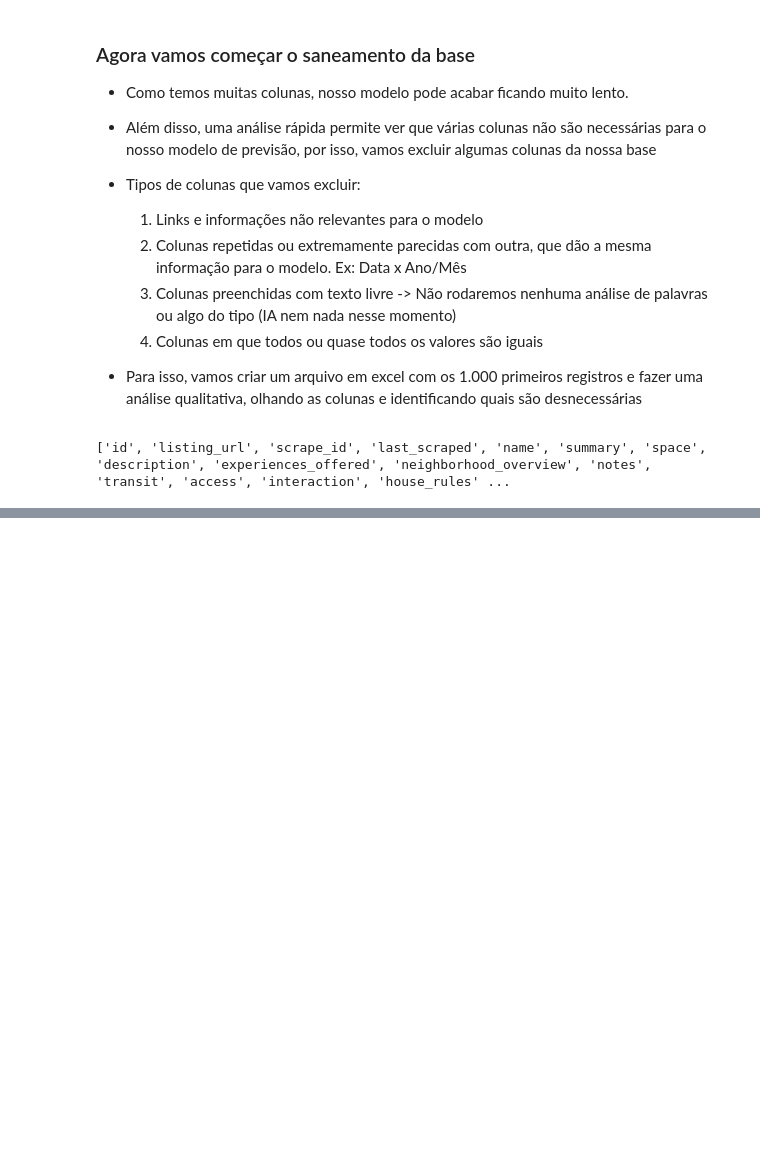
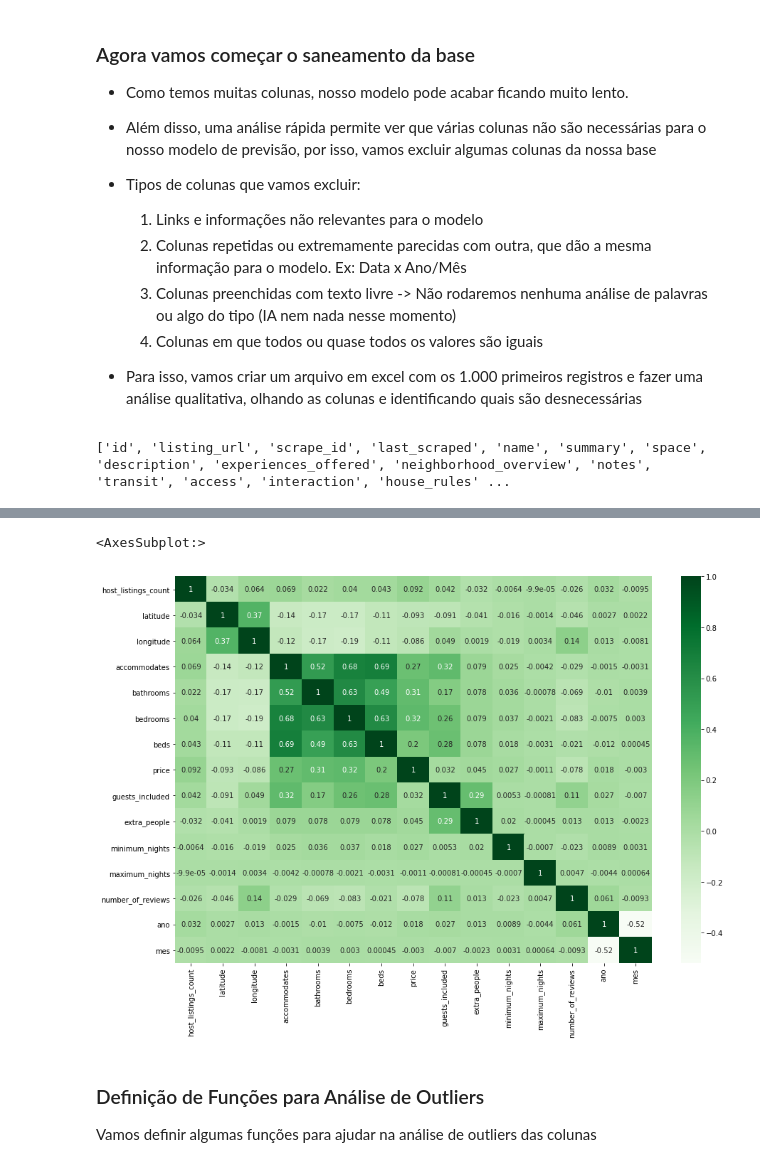
Before and after one commit to FelipeTersariol/python_tests, a Jupyter notebook: Projeto Airbnb - Ciencia de Dados.ipynb, the cells around one changed output, grey strips where cells are left out. Cells and saved outputs as stored; diff of their text form; code cells hidden in the pictures; blank space fills up the shorter version.

```diff
--- a/Projeto Airbnb - Ciencia de Dados.ipynb
+++ b/Projeto Airbnb - Ciencia de Dados.ipynb
@@ -120,0 +148,12 @@ base_airbnb.head(1000).to_csv('primeiros_registros.csv', sep=';')
+# %%
+# Nessa etapa do codigo, se quiser usar outro parametro como forma de "tratamento" da base, fique a vontade.
+# Para o nosso caso, acredito tratar-se de uma limpeza conveniente. Se uma coluna tem mais de 35% +- de seus valores vazios,
+# eu desconsidero
+
+print("Antes")
+print(base_airbnb.isnull().sum())
+for coluna in base_airbnb:
+    if base_airbnb[coluna].isnull().sum() > 400000:
+        base_airbnb = base_airbnb.drop(coluna, axis=1)
+print("Depois")
+print(base_airbnb.isnull().sum())
@@ -120,0 +206,11 @@ base_airbnb.head(1000).to_csv('primeiros_registros.csv', sep=';')
+# %%
+#price
+base_airbnb['price'] = base_airbnb['price'].str.replace('$', '')
+base_airbnb['price'] = base_airbnb['price'].str.replace(',', '')
+base_airbnb['price'] = base_airbnb['price'].astype(np.float32, copy=False)
+#extra people
+base_airbnb['extra_people'] = base_airbnb['extra_people'].str.replace('$', '')
+base_airbnb['extra_people'] = base_airbnb['extra_people'].str.replace(',', '')
+base_airbnb['extra_people'] = base_airbnb['extra_people'].astype(np.float32, copy=False)
+#verificando os tipos
+print(base_airbnb.dtypes)
@@ -120,0 +250,11 @@ base_airbnb.head(1000).to_csv('primeiros_registros.csv', sep=';')
+# %%
+plt.figure(figsize=(15, 10))
+sns.heatmap(base_airbnb.corr(), annot=True, cmap='Greens')
+#print(base_airbnb.corr())
+# %% [output]
+<AxesSubplot:>
+[figure, added]
+# %% [markdown]
+### Definição de Funções para Análise de Outliers
+
+Vamos definir algumas funções para ajudar na análise de outliers das colunas
```
Also changed, not shown: parts of 11 cells of this notebook.
